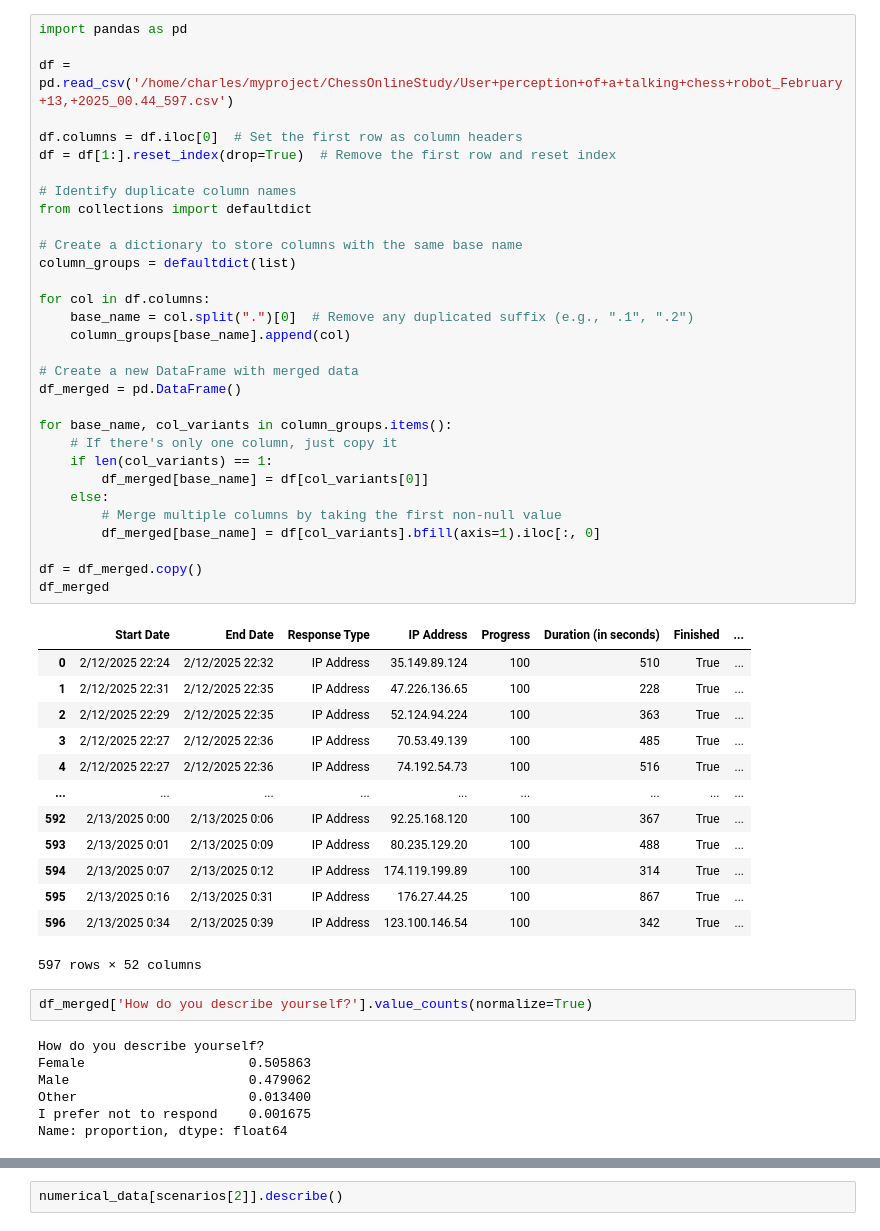
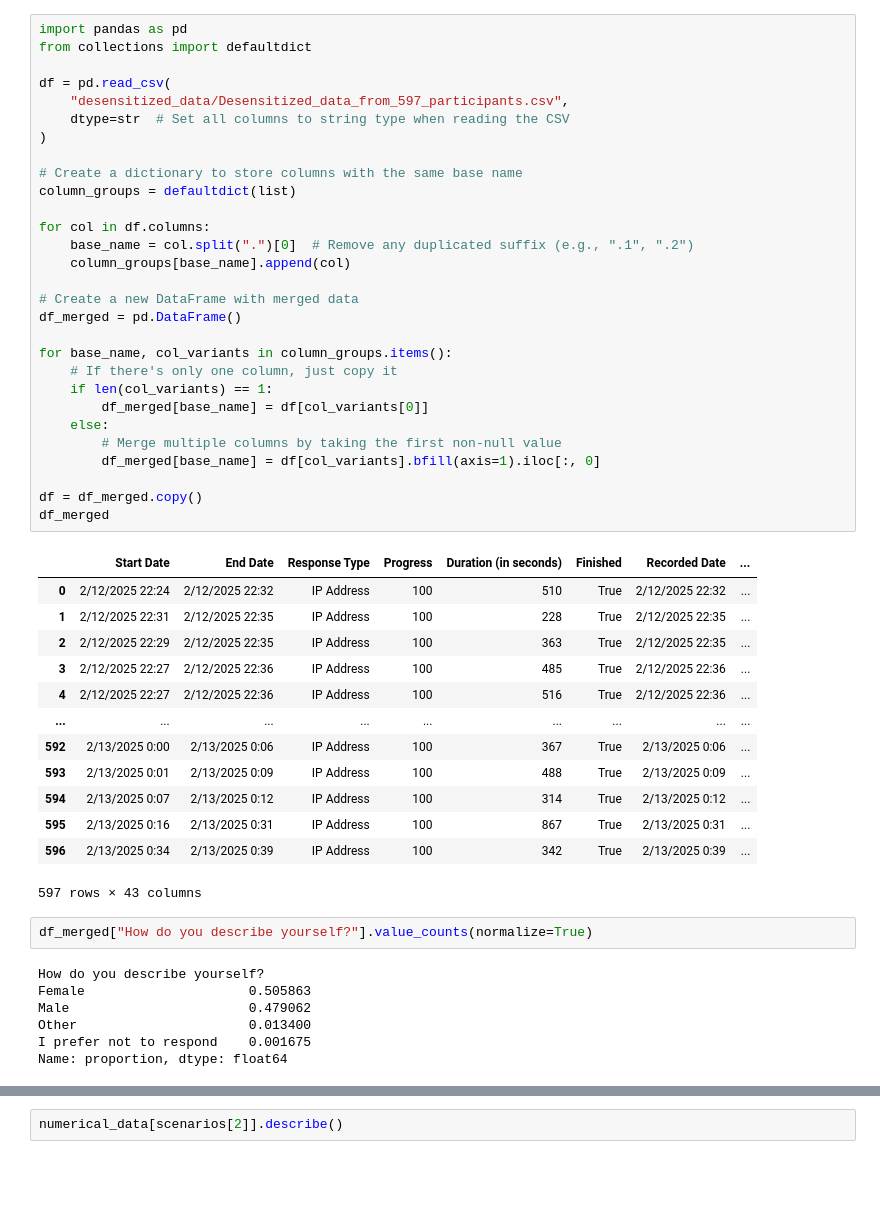
Before and after one commit to renchizhhhh/OpenChessRobot, a Jupyter notebook: online_study/data_analysis/data_analysis.ipynb, the cells around one changed output, grey strips where cells are left out. Cells and saved outputs as stored; diff of their text form; blank space fills up the shorter version.

```diff
--- a/online_study/data_analysis/data_analysis.ipynb
+++ b/online_study/data_analysis/data_analysis.ipynb
@@ -1,50 +1,48 @@
 # %%
 import pandas as pd
+from collections import defaultdict
 
-df = pd.read_csv('/home/charles/myproject/ChessOnlineStudy/User+perception+of+a+talking+chess+robot_February+13,+2025_00.44_597.csv')
-
-df.columns = df.iloc[0]  # Set the first row as column headers
-df = df[1:].reset_index(drop=True)  # Remove the first row and reset index
-
-# Identify duplicate column names
-from collections import defaultdict
+df = pd.read_csv(
+    "desensitized_data/Desensitized_data_from_597_participants.csv",
+    dtype=str  # Set all columns to string type when reading the CSV
+)
 
 # Create a dictionary to store columns with the same base name
 column_groups = defaultdict(list)
 
 for col in df.columns:
     base_name = col.split(".")[0]  # Remove any duplicated suffix (e.g., ".1", ".2")
     column_groups[base_name].append(col)
 
 # Create a new DataFrame with merged data
 df_merged = pd.DataFrame()
 
 for base_name, col_variants in column_groups.items():
     # If there's only one column, just copy it
     if len(col_variants) == 1:
         df_merged[base_name] = df[col_variants[0]]
     else:
         # Merge multiple columns by taking the first non-null value
         df_merged[base_name] = df[col_variants].bfill(axis=1).iloc[:, 0]
 
 df = df_merged.copy()
 df_merged
 # %% [output]
-|  | Start Date | End Date | Response Type | IP Address | Progress | Duration (in seconds) | Finished | ... |
-| 0 | 2/12/2025 22:24 | 2/12/2025 22:32 | IP Address | 35.149.89.124 | 100 | 510 | True | ... |
-| 1 | 2/12/2025 22:31 | 2/12/2025 22:35 | IP Address | 47.226.136.65 | 100 | 228 | True | ... |
-| 2 | 2/12/2025 22:29 | 2/12/2025 22:35 | IP Address | 52.124.94.224 | 100 | 363 | True | ... |
-| 3 | 2/12/2025 22:27 | 2/12/2025 22:36 | IP Address | 70.53.49.139 | 100 | 485 | True | ... |
-| 4 | 2/12/2025 22:27 | 2/12/2025 22:36 | IP Address | 74.192.54.73 | 100 | 516 | True | ... |
+|  | Start Date | End Date | Response Type | Progress | Duration (in seconds) | Finished | Recorded Date | ... |
+| 0 | 2/12/2025 22:24 | 2/12/2025 22:32 | IP Address | 100 | 510 | True | 2/12/2025 22:32 | ... |
+| 1 | 2/12/2025 22:31 | 2/12/2025 22:35 | IP Address | 100 | 228 | True | 2/12/2025 22:35 | ... |
+| 2 | 2/12/2025 22:29 | 2/12/2025 22:35 | IP Address | 100 | 363 | True | 2/12/2025 22:35 | ... |
+| 3 | 2/12/2025 22:27 | 2/12/2025 22:36 | IP Address | 100 | 485 | True | 2/12/2025 22:36 | ... |
+| 4 | 2/12/2025 22:27 | 2/12/2025 22:36 | IP Address | 100 | 516 | True | 2/12/2025 22:36 | ... |
 | ... | ... | ... | ... | ... | ... | ... | ... | ... |
-| 592 | 2/13/2025 0:00 | 2/13/2025 0:06 | IP Address | 92.25.168.120 | 100 | 367 | True | ... |
-| 593 | 2/13/2025 0:01 | 2/13/2025 0:09 | IP Address | 80.235.129.20 | 100 | 488 | True | ... |
-| 594 | 2/13/2025 0:07 | 2/13/2025 0:12 | IP Address | 174.119.199.89 | 100 | 314 | True | ... |
-| 595 | 2/13/2025 0:16 | 2/13/2025 0:31 | IP Address | 176.27.44.25 | 100 | 867 | True | ... |
-| 596 | 2/13/2025 0:34 | 2/13/2025 0:39 | IP Address | 123.100.146.54 | 100 | 342 | True | ... |
+| 592 | 2/13/2025 0:00 | 2/13/2025 0:06 | IP Address | 100 | 367 | True | 2/13/2025 0:06 | ... |
+| 593 | 2/13/2025 0:01 | 2/13/2025 0:09 | IP Address | 100 | 488 | True | 2/13/2025 0:09 | ... |
+| 594 | 2/13/2025 0:07 | 2/13/2025 0:12 | IP Address | 100 | 314 | True | 2/13/2025 0:12 | ... |
+| 595 | 2/13/2025 0:16 | 2/13/2025 0:31 | IP Address | 100 | 867 | True | 2/13/2025 0:31 | ... |
+| 596 | 2/13/2025 0:34 | 2/13/2025 0:39 | IP Address | 100 | 342 | True | 2/13/2025 0:39 | ... |
-597 rows × 52 columns
+597 rows × 43 columns
 # %%
-df_merged['How do you describe yourself?'].value_counts(normalize=True)
+df_merged["How do you describe yourself?"].value_counts(normalize=True)
 # %% [output]
 How do you describe yourself?
 Female                     0.505863
```
Also changed, not shown: parts of 18 cells of this notebook, 21 other files.
